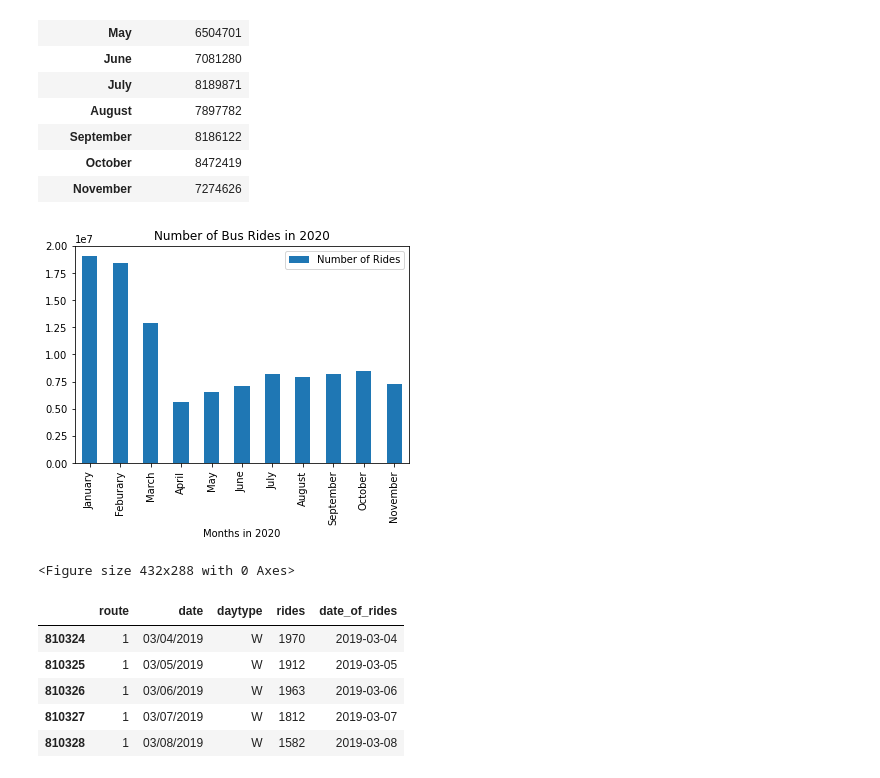
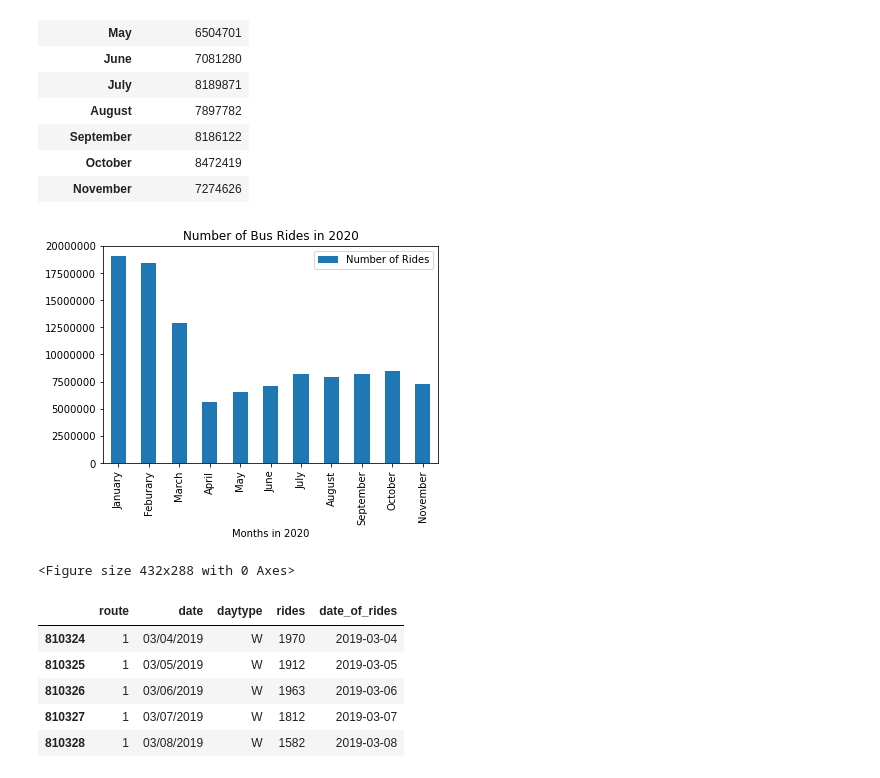
Before and after one commit to WACunninghamIV/Chicago_Traffic-RidershipData, a Jupyter notebook: BusDataCleaned.ipynb, the cells around one changed output. Cells and saved outputs as stored; diff of their text form; code cells hidden in the pictures.

```diff
--- a/BusDataCleaned.ipynb
+++ b/BusDataCleaned.ipynb
@@ -141,14 +141,15 @@ NewBusData_df
 # %%
 # Use DataFrame.plot() in order to create a bar chart of the data
 NewBusData_df.plot(kind="bar")
 
 # Set a title for the chart
 plt.title("Number of Bus Rides in 2020")
+plt.ticklabel_format(axis='y',style='plain')
 plt.savefig('Number of Bus Rides in 2020')
 plt.show()
 plt.tight_layout()
 # %% [output]
-[figure, old version]
+[figure, new version]
 <Figure size 432x288 with 0 Axes>
 # %%
 df_CTABusData["date_of_rides"] = pd.to_datetime(df_CTABusData["date"])
```
Also changed, not shown: parts of 1 cell of this notebook, 2 other files.
